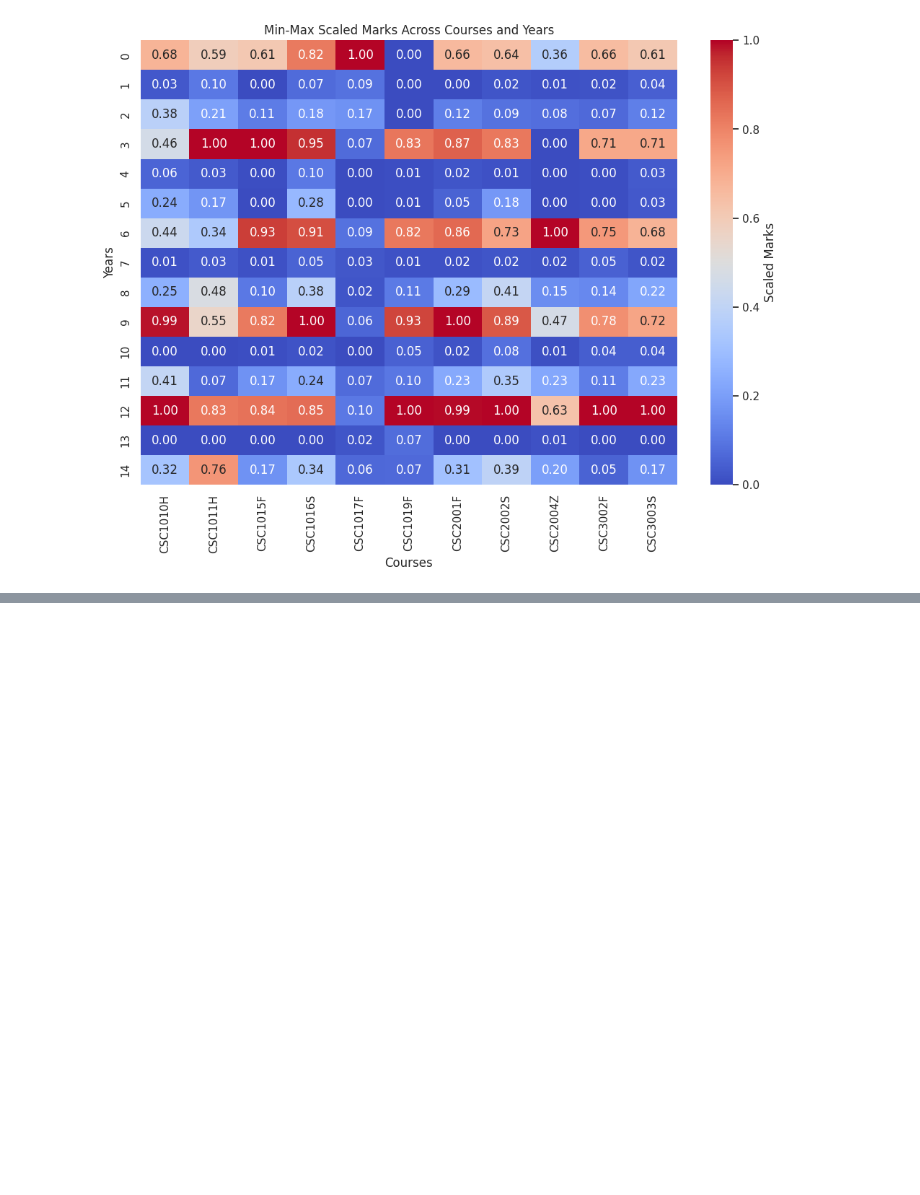
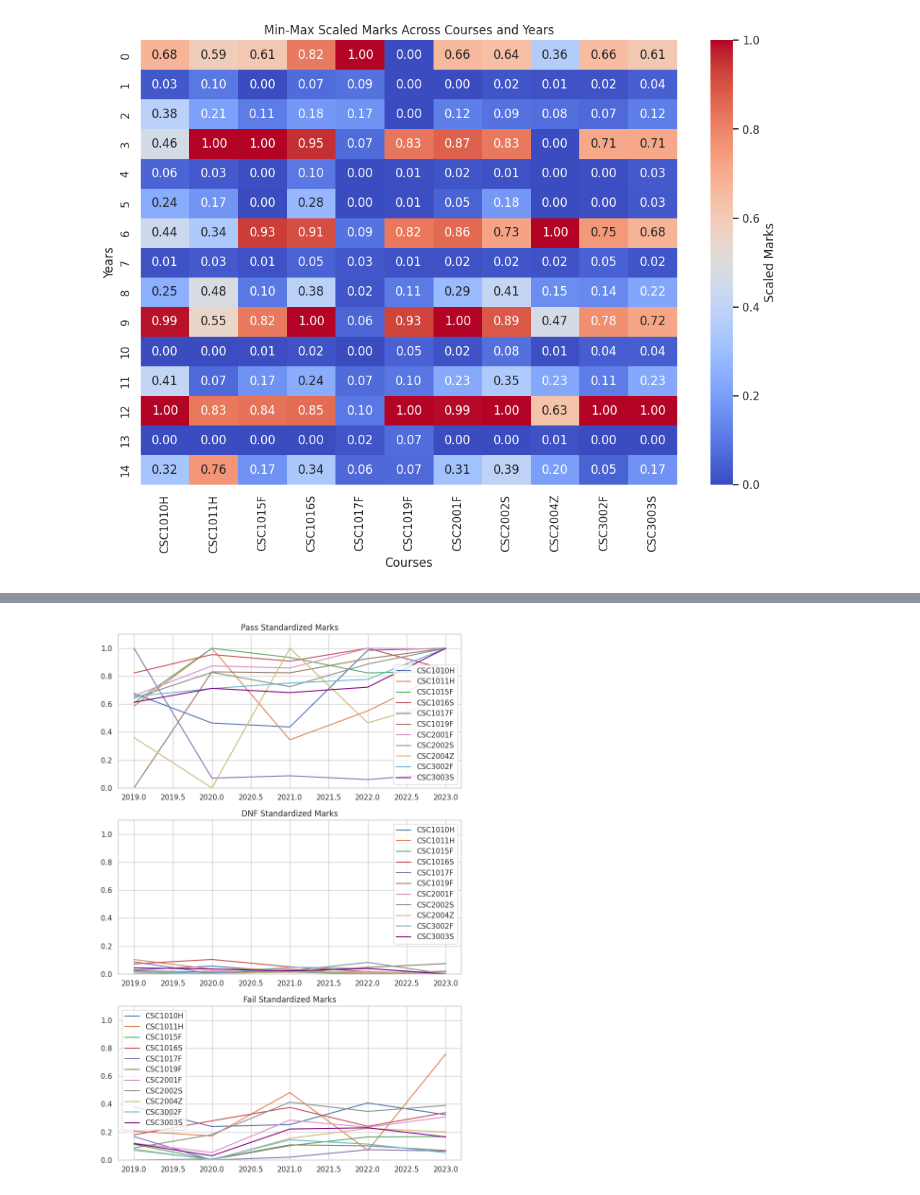
Before and after one commit to TinoMuzambi/VIZ1, a Jupyter notebook: marks.ipynb, the cells around one changed output, grey strips where cells are left out. Cells and saved outputs as stored; diff of their text form; code cells hidden in the pictures; blank space fills up the shorter version.

```diff
--- a/marks.ipynb
+++ b/marks.ipynb
@@ -113,2 +138,47 @@ plt.show()
+# %%
+df = pd.DataFrame([
+    [2019, 'Pass', 0.676056338028169, 0.5862068965517241, 0.609375, 0.8235294117647058, 1.0, 0.0, 0.6606606606606606, 0.6423841059602649, 0.3611111111111111, 0.6550218340611353, 0.6130434782608696],
+    [2019, 'DNF', 0.028169014084507043, 0.10344827586206896, 0.0, 0.07254901960784314, 0.087248322147651, 0.0, 0.003003003003003003, 0.023178807947019868, 0.013888888888888888, 0.017467248908296942, 0.043478260869565216],
+    [2019, 'Fail', 0.38028169014084506, 0.20689655172413793, 0.11160714285714286, 0.1803921568627451, 0.16778523489932887, 0.0, 0.12012012012012012, 0.08609271523178808, 0.07936507936507936, 0.06986899563318777, 0.11739130434782609],
+    [2020, 'Pass', 0.4647887323943662, 1.0, 1.0, 0.9549019607843138, 0.07046979865771812, 0.831081081081081, 0.8738738738738738, 0.8278145695364238, 0.0, 0.7117903930131004, 0.7130434782608696],
+    [2020, 'DNF', 0.056338028169014086, 0.034482758620689655, 0.004464285714285714, 0.10392156862745099, 0.003355704697986577, 0.006756756756756757, 0.021021021021021023, 0.013245033112582781, 0.001984126984126984, 0.004366812227074236, 0.034782608695652174],
+    [2020, 'Fail', 0.23943661971830985, 0.1724137931034483, 0.0033482142857142855, 0.2803921568627451, 0.0, 0.006756756756756757, 0.05405405405405406, 0.18211920529801323, 0.0, 0.004366812227074236, 0.030434782608695653],
+    [2021, 'Pass', 0.43661971830985913, 0.3448275862068966, 0.9341517857142857, 0.907843137254902, 0.087248322147651, 0.8243243243243243, 0.8588588588588588, 0.7251655629139073, 1.0, 0.7510917030567685, 0.6826086956521739],
+    [2021, 'DNF', 0.014084507042253521, 0.034482758620689655, 0.013392857142857142, 0.050980392156862744, 0.026845637583892617, 0.013513513513513514, 0.015015015015015015, 0.023178807947019868, 0.015873015873015872, 0.048034934497816595, 0.021739130434782608],
+    [2021, 'Fail', 0.2535211267605634, 0.4827586206896552, 0.10267857142857142, 0.3764705882352941, 0.020134228187919462, 0.10810810810810811, 0.2852852852852853, 0.4139072847682119, 0.15476190476190477, 0.14410480349344978, 0.2217391304347826],
+    [2022, 'Pass', 0.9859154929577465, 0.5517241379310345, 0.8236607142857143, 1.0, 0.06040268456375839, 0.9256756756756757, 1.0, 0.8874172185430463, 0.4662698412698413, 0.777292576419214, 0.7217391304347827],
+    [2022, 'DNF', 0.0, 0.0, 0.005580357142857143, 0.01764705882352941, 0.003355704697986577, 0.0472972972972973, 0.018018018018018018, 0.08278145695364239, 0.00992063492063492, 0.039301310043668124, 0.0391304347826087],
+    [2022, 'Fail', 0.4084507042253521, 0.06896551724137931, 0.16517857142857142, 0.2411764705882353, 0.0738255033557047, 0.10135135135135136, 0.23423423423423423, 0.347682119205298, 0.2261904761904762, 0.11353711790393013, 0.23043478260869565],
+    [2023, 'Pass', 1.0, 0.8275862068965517, 0.8359375, 0.8490196078431372, 0.1040268456375839, 1.0, 0.993993993993994, 1.0, 0.628968253968254, 1.0, 1.0],
+    [2023, 'DNF', 0.0, 0.0, 0.0, 0.0, 0.020134228187919462, 0.07432432432432433, 0.0, 0.0, 0.011904761904761904, 0.0, 0.0],
+    [2023, 'Fail', 0.323943661971831, 0.7586206896551724, 0.16741071428571427, 0.3392156862745098, 0.06375838926174497, 0.06756756756756757, 0.30930930930930933, 0.39072847682119205, 0.2003968253968254, 0.05240174672489083, 0.16521739130434782]],
+    columns=['Year', 'Grade', 'CSC1010H', 'CSC1011H', 'CSC1015F', 'CSC1016S', 'CSC1017F', 'CSC1019F', 'CSC2001F', 'CSC2002S', 'CSC2004Z', 'CSC3002F', 'CSC3003S']
+)
+
+years = df['Year'].unique()
+course_columns = df.columns[2:]
+
+avg_marks = df.groupby(['Year', 'Grade'])[course_columns].mean().reset_index()
+
+color_map = {'CSC1010H': 'C0', 'CSC1011H': 'C1', 'CSC1015F': 'C2',
+             'CSC1016S': 'C3', 'CSC1017F': 'C4', 'CSC1019F': 'C5',
+             'CSC2001F': 'C6', 'CSC2002S': 'C7', 'CSC2004Z': 'C8',
+             'CSC3002F': 'C9', 'CSC3003S': 'purple'}
+
+fig, axs = plt.subplots(3, 1, figsize=(8, 12))
+for i, grade in enumerate(['Pass', 'DNF', 'Fail']):
+    ax = axs[i]
+    ax.set_title(f'{grade} Standardized Marks')
+    for course in course_columns:
+        ax.plot(avg_marks[avg_marks['Grade'] == grade]['Year'],
+                avg_marks[avg_marks['Grade'] == grade][course],
+                color=color_map[course], label=course)
+    ax.legend()
+    ax.set_ylim(0, 1.1)
+
+plt.tight_layout()
+plt.show()
+# %% [output]
+[figure, added]
 # %%
 marks_df_scaled.to_csv("./out/marks.csv", index=False)
```
Also changed, not shown: parts of 2 cells of this notebook.
